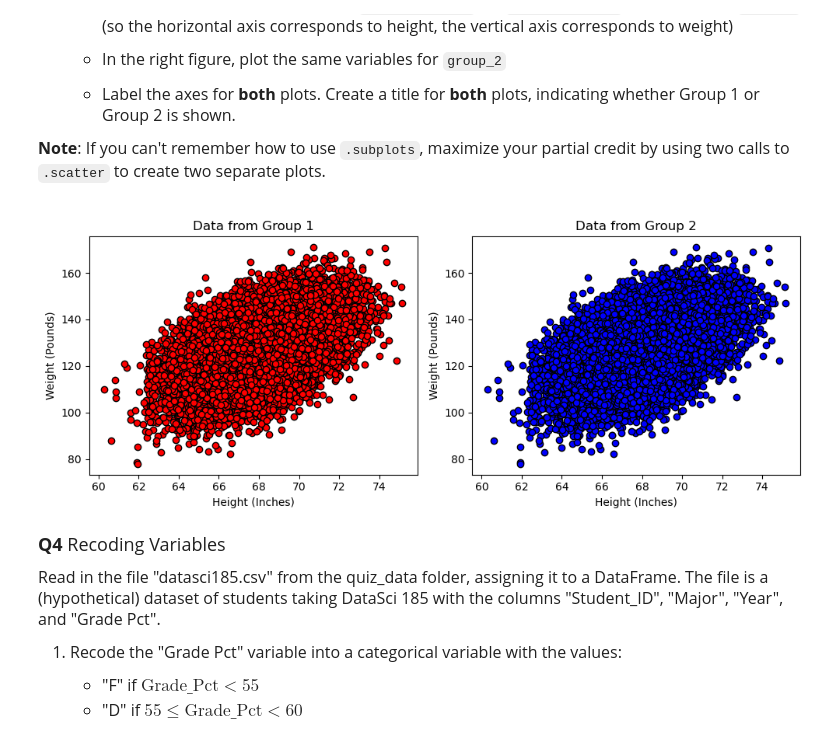
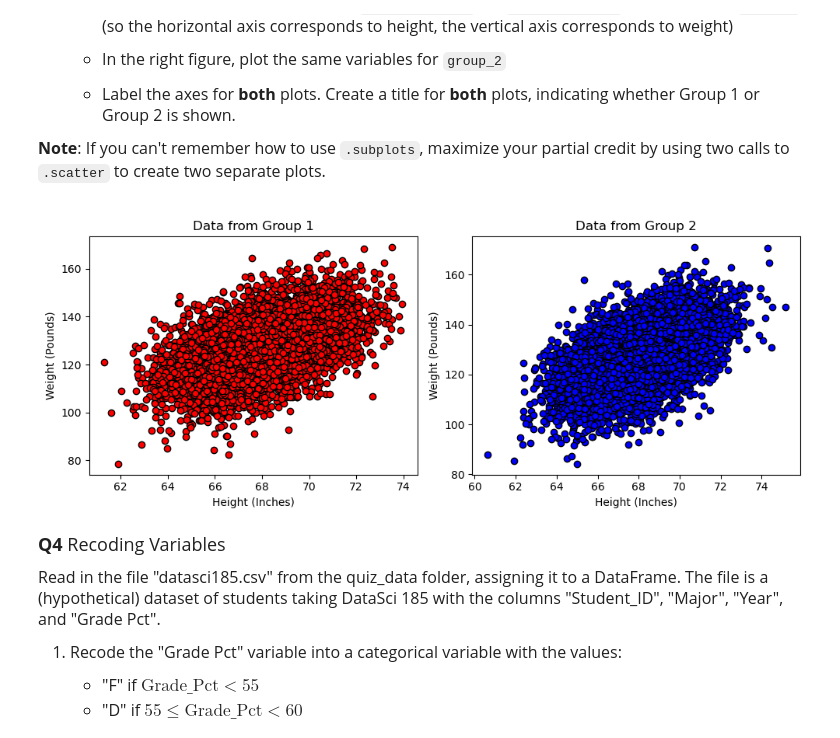
Before and after one commit to chadhimes/datasci151spring2026, a Jupyter notebook: _quizzes/quiz_4/quiz_4.ipynb, the cells around one changed output. Cells and saved outputs as stored; diff of their text form; code cells hidden in the pictures.

```diff
--- a/_quizzes/quiz_4/quiz_4.ipynb
+++ b/_quizzes/quiz_4/quiz_4.ipynb
@@ -116,25 +116,25 @@ Continue to use the DataFrame you created in **Q3**
 # %%
 # your code here
 
 group1 = socr_df.query("GroupID == 1")
 group2 = socr_df.query("GroupID == 2")
 
 fig, subplt = plt.subplots(nrows = 1, ncols = 2, figsize = (10, 4))
 
-subplt[0].scatter(x = socr_df["Height(Inches)"], y = socr_df["Weight(Pounds)"], color = "red", edgecolor = "black")
+subplt[0].scatter(x = group1["Height(Inches)"], y = group1["Weight(Pounds)"], color = "red", edgecolor = "black")
 subplt[0].set_xlabel("Height (Inches)")
 subplt[0].set_ylabel("Weight (Pounds)")
 subplt[0].set_title("Data from Group 1")
 
 
-subplt[1].scatter(x = socr_df["Height(Inches)"], y = socr_df["Weight(Pounds)"], color = "blue", edgecolor = "black")
+subplt[1].scatter(x = group2["Height(Inches)"], y = group2["Weight(Pounds)"], color = "blue", edgecolor = "black")
 subplt[1].set_xlabel("Height (Inches)")
 subplt[1].set_ylabel("Weight (Pounds)")
 subplt[1].set_title("Data from Group 2")
 
 plt.tight_layout()
 # %% [output]
-[figure, old version]
+[figure, new version]
 # %% [markdown]
 <font size = "4">
 
```
Also changed, not shown: parts of 1 cell of this notebook.
